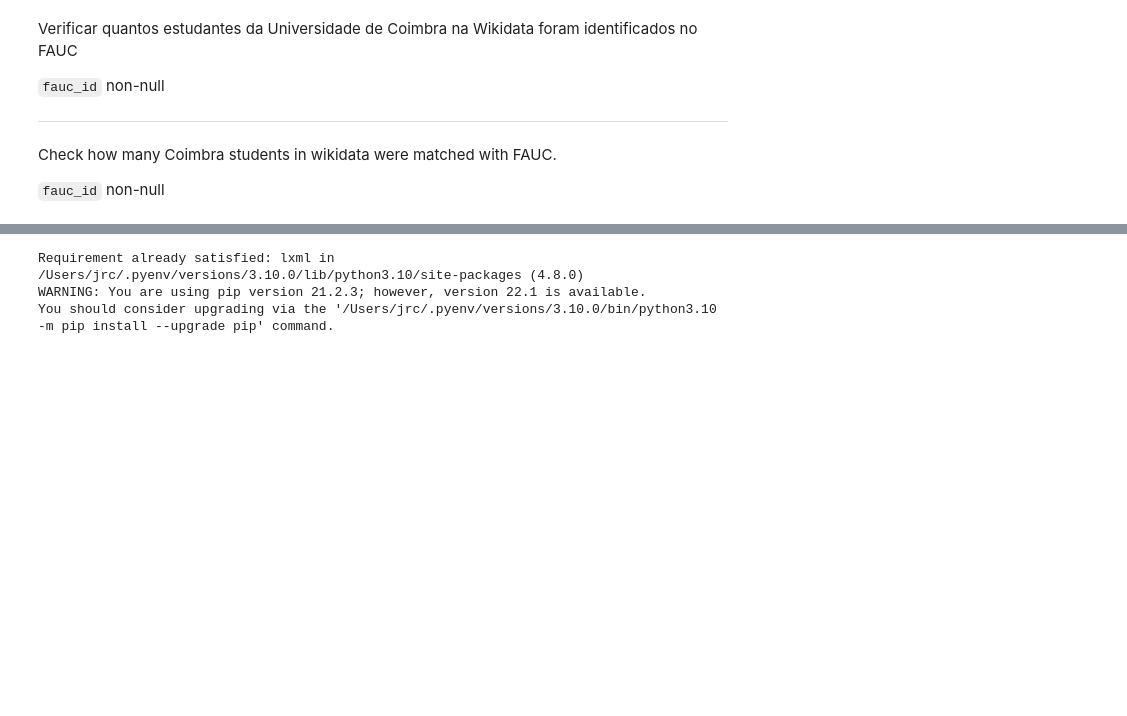
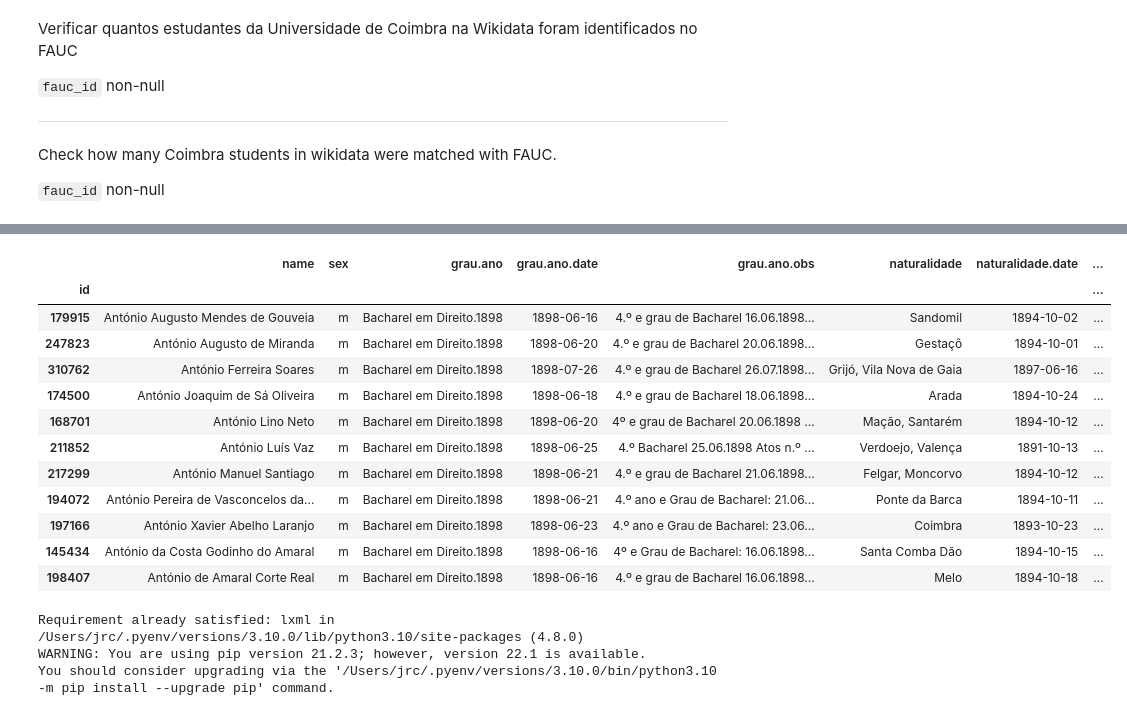
Before and after one commit to joaquimrcarvalho/fauc1537-1919, a Jupyter notebook: notebooks/995-linked_data_sandbox.ipynb, the cells around one changed output, grey strips where cells are left out. Cells and saved outputs as stored; diff of their text form; code cells hidden in the pictures; blank space fills up the shorter version.

```diff
--- a/notebooks/995-linked_data_sandbox.ipynb
+++ b/notebooks/995-linked_data_sandbox.ipynb
@@ -672,3 +850,20 @@ None
+# %%
+ginestal = attribute_to_df('grau.ano',the_value='Bacharel em Direito.1898%',name_like='António%', more_cols=['naturalidade'])
+ginestal.sort_values('name')
+# %% [output]
+|  | name | sex | grau.ano | grau.ano.date | grau.ano.obs | naturalidade | naturalidade.date | ... |
+| id |  |  |  |  |  |  |  | ... |
+| 179915 | António Augusto Mendes de Gouveia | m | Bacharel em Direito.1898 | 1898-06-16 | 4.º e grau de Bacharel 16.06.1898... | Sandomil | 1894-10-02 | ... |
+| 247823 | António Augusto de Miranda | m | Bacharel em Direito.1898 | 1898-06-20 | 4.º e grau de Bacharel 20.06.1898... | Gestaçô | 1894-10-01 | ... |
+| 310762 | António Ferreira Soares | m | Bacharel em Direito.1898 | 1898-07-26 | 4.º e grau de Bacharel 26.07.1898... | Grijó, Vila Nova de Gaia | 1897-06-16 | ... |
+| 174500 | António Joaquim de Sá Oliveira | m | Bacharel em Direito.1898 | 1898-06-18 | 4.º e grau de Bacharel 18.06.1898... | Arada | 1894-10-24 | ... |
+| 168701 | António Lino Neto | m | Bacharel em Direito.1898 | 1898-06-20 | 4º e grau de Bacharel 20.06.1898 ... | Mação, Santarém | 1894-10-12 | ... |
+| 211852 | António Luís Vaz | m | Bacharel em Direito.1898 | 1898-06-25 | 4.º Bacharel 25.06.1898 Atos n.º ... | Verdoejo, Valença | 1891-10-13 | ... |
+| 217299 | António Manuel Santiago | m | Bacharel em Direito.1898 | 1898-06-21 | 4.º e grau de Bacharel 21.06.1898... | Felgar, Moncorvo | 1894-10-12 | ... |
+| 194072 | António Pereira de Vasconcelos da... | m | Bacharel em Direito.1898 | 1898-06-21 | 4.º ano e Grau de Bacharel: 21.06... | Ponte da Barca | 1894-10-11 | ... |
+| 197166 | António Xavier Abelho Laranjo | m | Bacharel em Direito.1898 | 1898-06-23 | 4.º ano e Grau de Bacharel: 23.06... | Coimbra | 1893-10-23 | ... |
+| 145434 | António da Costa Godinho do Amaral | m | Bacharel em Direito.1898 | 1898-06-16 | 4º e Grau de Bacharel: 16.06.1898... | Santa Comba Dão | 1894-10-15 | ... |
+| 198407 | António de Amaral Corte Real | m | Bacharel em Direito.1898 | 1898-06-16 | 4.º e grau de Bacharel 16.06.1898... | Melo | 1894-10-18 | ... |
 # %%
 !pip install lxml
 # %% [output]
```
Also changed, not shown: parts of 19 cells of this notebook.
